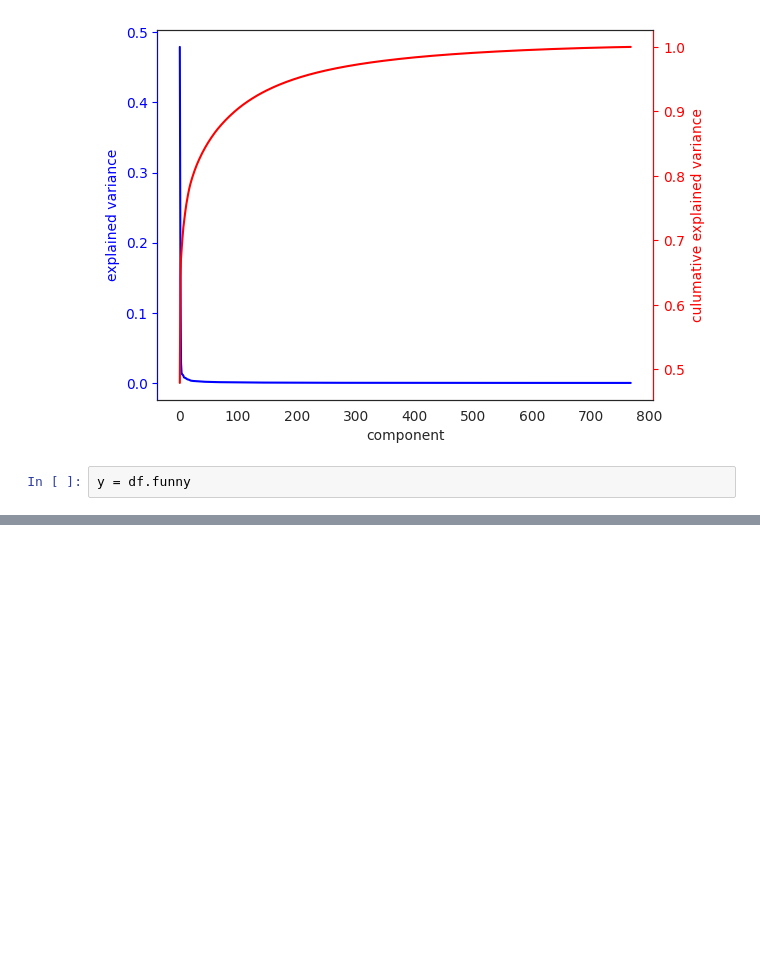
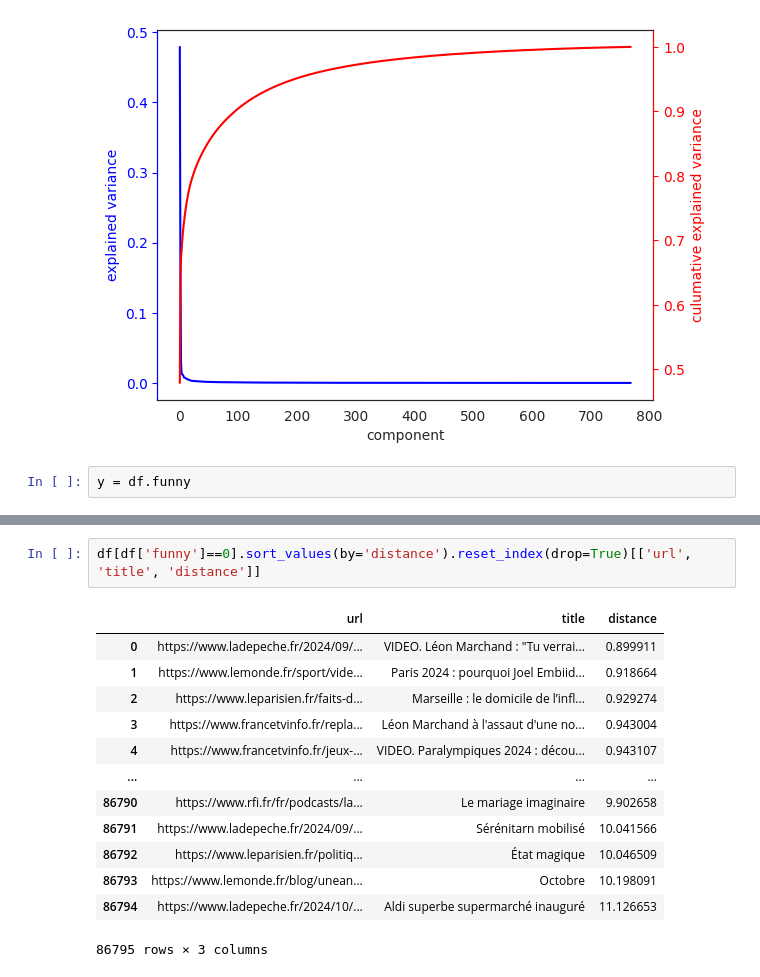
Before and after one commit to mikachou/funnypress-data-study, a Jupyter notebook: notebooks/02_analyse_2_3_bert.ipynb, the cells around one changed output, grey strips where cells are left out. Drawn from its saved outputs; the diff is of its cells as text; blank space fills up the shorter version.

```diff
--- a/notebooks/02_analyse_2_3_bert.ipynb
+++ b/notebooks/02_analyse_2_3_bert.ipynb
@@ -135,0 +230,16 @@ umap.plot.points(mapper, labels=y, background='black', color_key_cmap='spring',
+# %%
+df[df['funny']==0].sort_values(by='distance').reset_index(drop=True)[['url', 'title', 'distance']]
+# %% [output]
+|  | url | title | distance |
+| 0 | https://www.ladepeche.fr/2024/09/... | VIDEO. Léon Marchand : "Tu verrai... | 0.899911 |
+| 1 | https://www.lemonde.fr/sport/vide... | Paris 2024 : pourquoi Joel Embiid... | 0.918664 |
+| 2 | https://www.leparisien.fr/faits-d... | Marseille : le domicile de l’infl... | 0.929274 |
+| 3 | https://www.francetvinfo.fr/repla... | Léon Marchand à l'assaut d'une no... | 0.943004 |
+| 4 | https://www.francetvinfo.fr/jeux-... | VIDEO. Paralympiques 2024 : décou... | 0.943107 |
+| ... | ... | ... | ... |
+| 86790 | https://www.rfi.fr/fr/podcasts/la... | Le mariage imaginaire | 9.902658 |
+| 86791 | https://www.ladepeche.fr/2024/09/... | Sérénitarn mobilisé | 10.041566 |
+| 86792 | https://www.leparisien.fr/politiq... | État magique | 10.046509 |
+| 86793 | https://www.lemonde.fr/blog/unean... | Octobre | 10.198091 |
+| 86794 | https://www.ladepeche.fr/2024/10/... | Aldi superbe supermarché inauguré | 11.126653 |
+86795 rows × 3 columns
```
Also changed, not shown: parts of 15 cells of this notebook.
